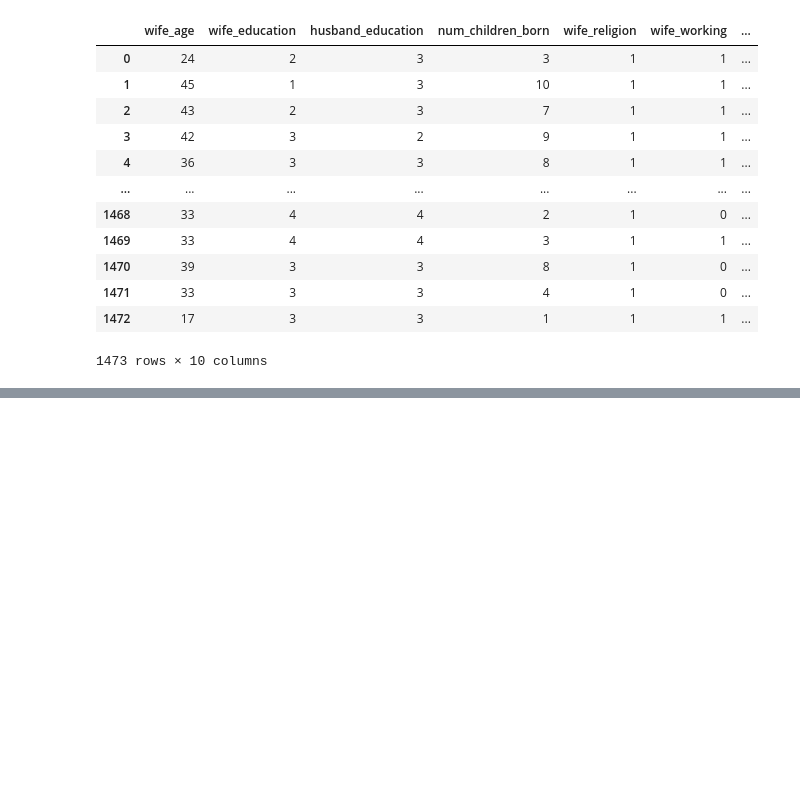
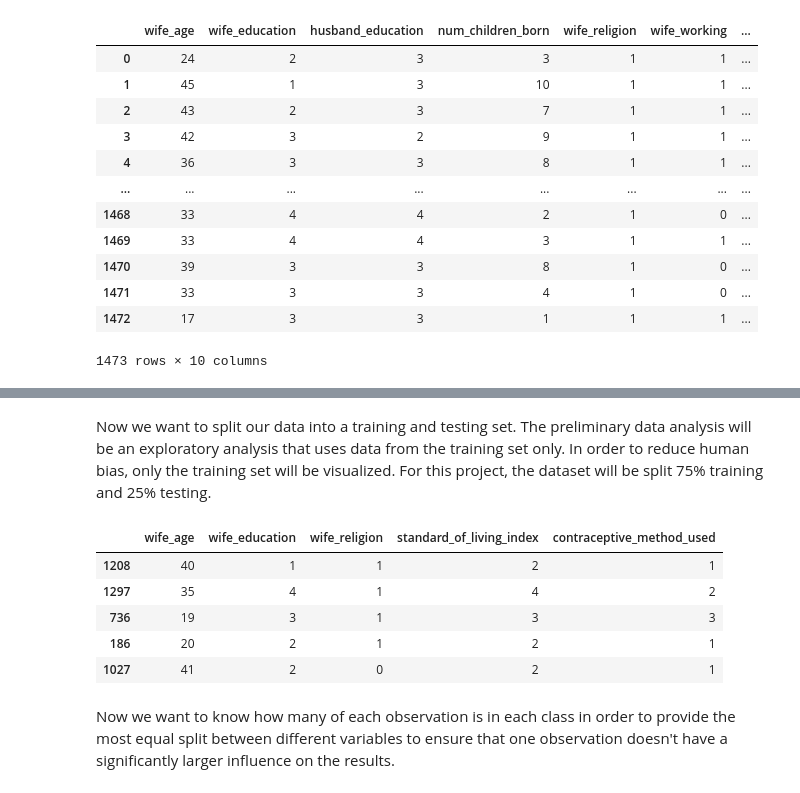
Before and after one commit to kennaroozendaal/DSCI-100-Group-Project-15-, a Jupyter notebook: Project/Project_proposal.ipynb, the cells around one changed output, grey strips where cells are left out. Saved outputs shown, nothing was run; the diff lists cells and outputs as text; code cells hidden in the pictures; blank space fills up the shorter version.

```diff
--- a/Project/Project_proposal.ipynb
+++ b/Project/Project_proposal.ipynb
@@ -36,0 +76,14 @@ cmc_dataset
+# %% [markdown]
+Now we want to split our data into a training and testing set. The preliminary data analysis will be an exploratory analysis that uses data from the training set only. In order to reduce human bias, only the training set will be visualized. For this project, the dataset will be split 75% training and 25% testing.
+# %%
+cmc_train, cmc_test = train_test_split(cmc_dataset_filtered, test_size=0.25, random_state=123)
+cmc_train.head()
+# %% [output]
+|  | wife_age | wife_education | wife_religion | standard_of_living_index | contraceptive_method_used |
+| 1208 | 40 | 1 | 1 | 2 | 1 |
+| 1297 | 35 | 4 | 1 | 4 | 2 |
+| 736 | 19 | 3 | 1 | 3 | 3 |
+| 186 | 20 | 2 | 1 | 2 | 1 |
+| 1027 | 41 | 2 | 0 | 2 | 1 |
+# %% [markdown]
+Now we want to know how many of each observation is in each class in order to provide the most equal split between different variables to ensure that one observation doesn't have a significantly larger influence on the results.
```
Also changed, not shown: parts of 7 cells of this notebook.
